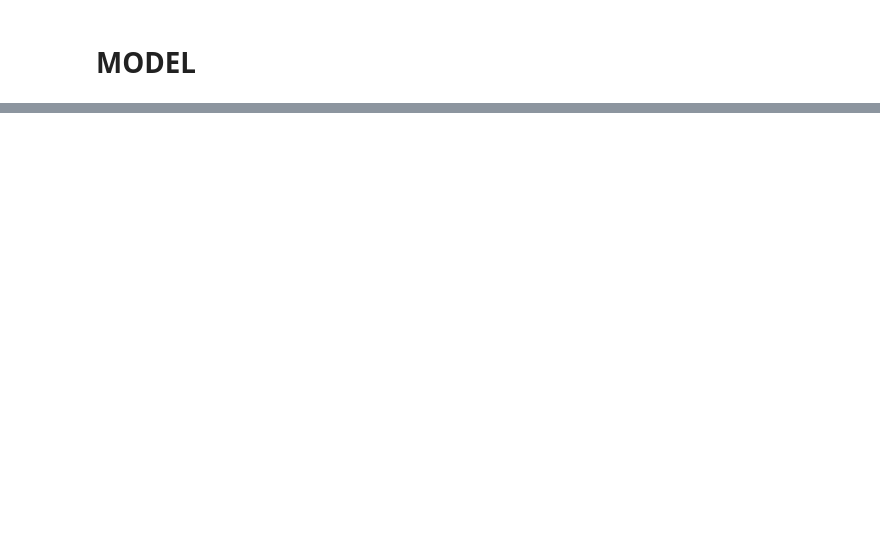
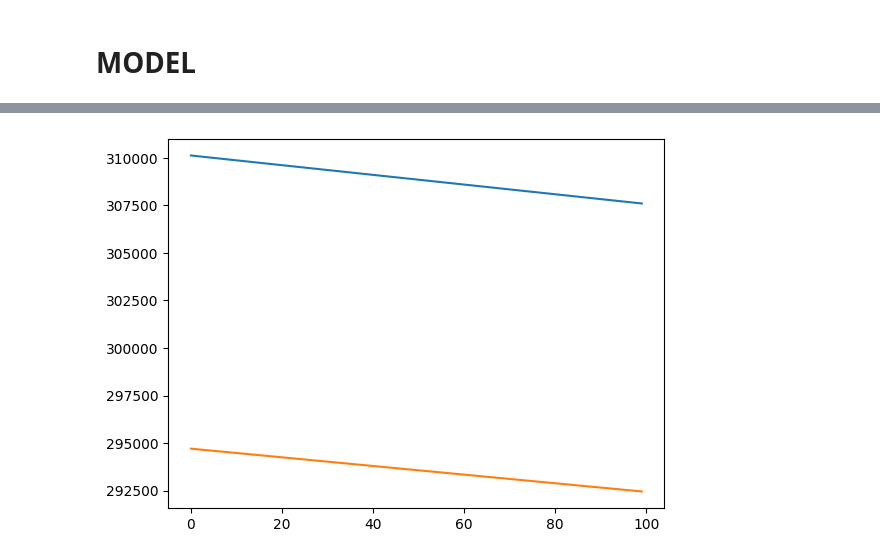
Before and after one commit to Venchislav/Neural-Networks, a Jupyter notebook: CV/Second_hand_car_price.ipynb, the cells around one changed output, grey strips where cells are left out. Cells and saved outputs as stored; diff of their text form; code cells hidden in the pictures; blank space fills up the shorter version.

Commit message:
Preprocessed data

```diff
--- a/CV/Second_hand_car_price.ipynb
+++ b/CV/Second_hand_car_price.ipynb
@@ -166,0 +188,3 @@ tf.Tensor(
+# %%
+X_val = X[int((train + test) * len_):]
+y_val = y[int((train + test) * len_):]
@@ -168,0 +228,13 @@ tf.Tensor(
+# %%
+model.compile(
+    loss=MeanAbsoluteError(),
+    optimizer=Adam(learning_rate=1),
+    metrics=RootMeanSquaredError()
+)
+# %%
+history = model.fit(
+    X_train, y_train,
+    validation_data=(X_val, y_val),
+    epochs=100,
+    verbose=2
+)
@@ -168,0 +262,5 @@ tf.Tensor(
+# %%
+plt.plot(history.history['loss']);
+plt.plot(history.history['val_loss']);
+# %% [output]
+[figure, added]
```
Also changed, not shown: parts of 32 cells of this notebook.
